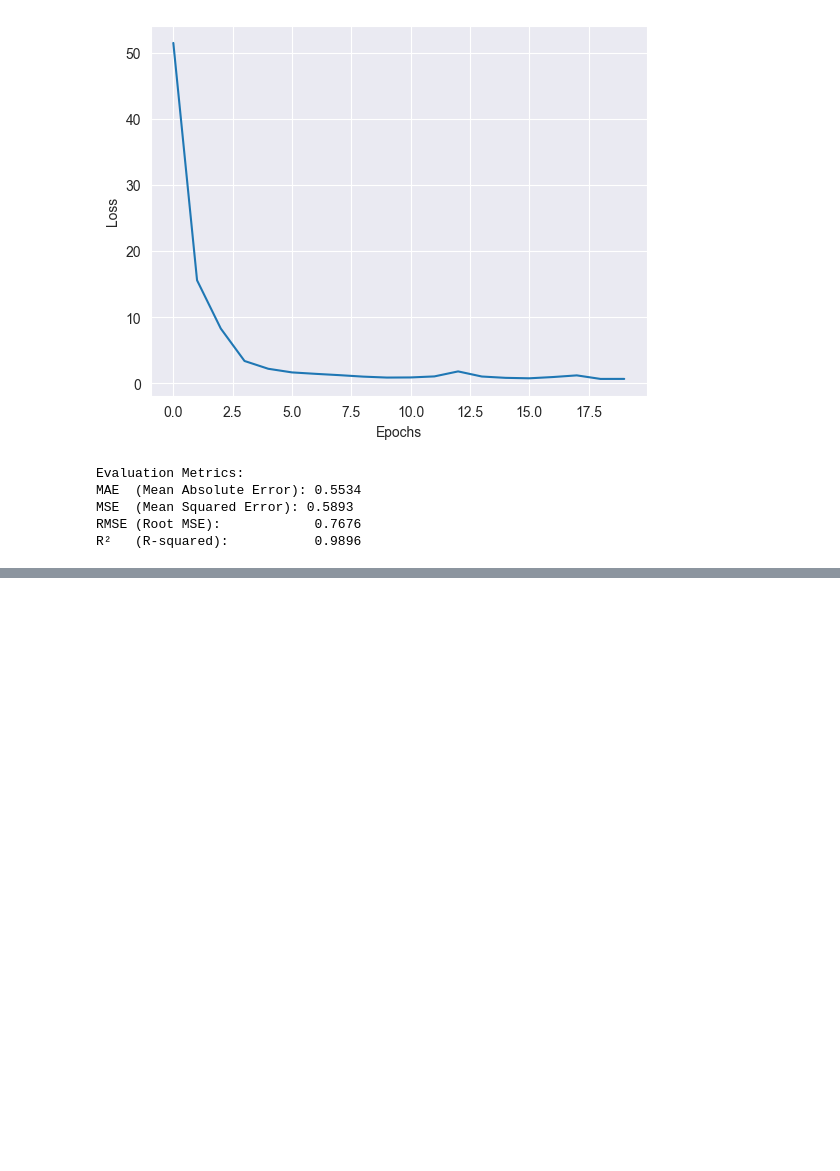
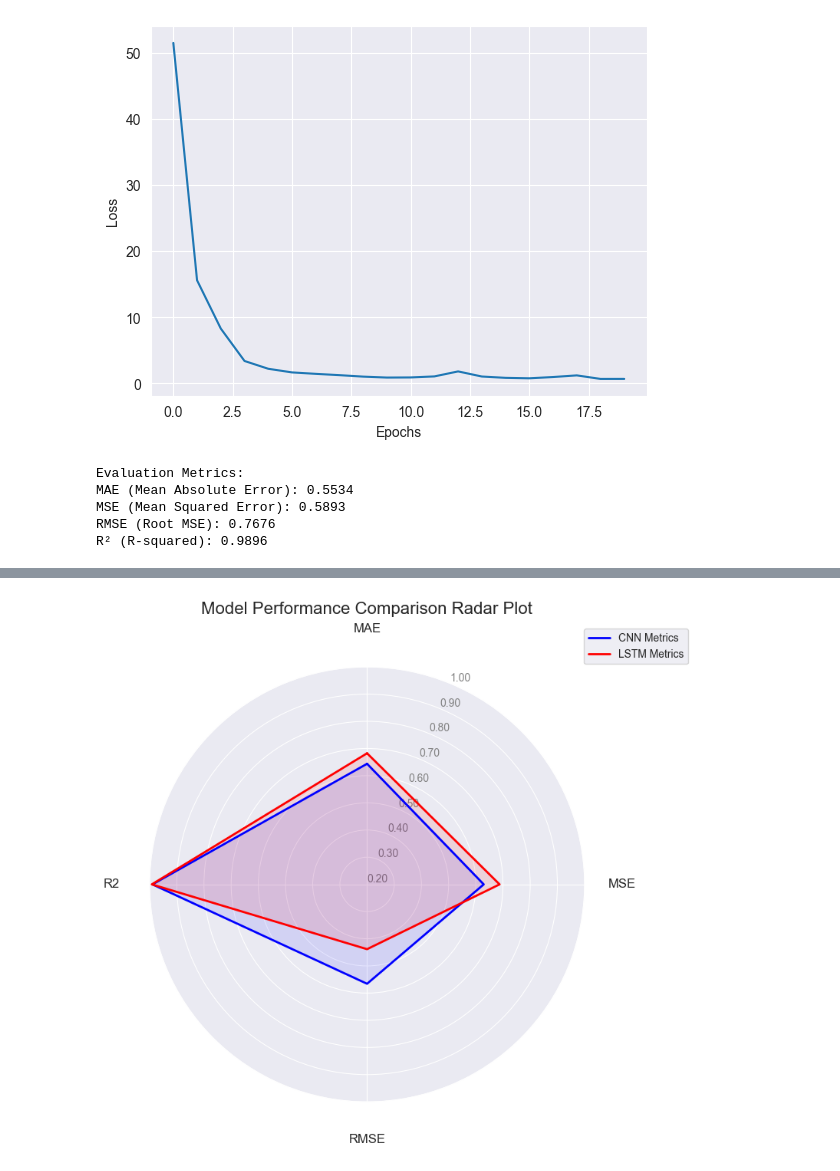
Before and after one commit to Ziyankhan2106/DL, a Jupyter notebook: ev.ipynb, the cells around one changed output, grey strips where cells are left out. Saved outputs shown, nothing was run; the diff lists cells and outputs as text; code cells hidden in the pictures; blank space fills up the shorter version.

```diff
--- a/ev.ipynb
+++ b/ev.ipynb
@@ -247,0 +468,65 @@ R²   (R-squared):           0.9896
+# %%
+categories = ['MAE','MSE','RMSE','R2']
+num_vars = len(categories)
+
+cnn_mae_score = 1 / (1 + cnn_mae)
+cnn_mse_score = 1 / (1 + cnn_mse)
+cnn_rmse_score = 1 / (1 + cnn_rmse)
+
+lstm_mae_score = 1 / (1 + lstm_mae)
+lstm_mse_score = 1 / (1 + lstm_mse)
+lstm_rmse_score = 1 / (1 + lstm_rmse)
+
+values_cnn = [cnn_mae_score, cnn_mse_score, cnn_rmse_score, cnn_r2]
+values_lstm = [lstm_mae_score, lstm_mse_score, lstm_rmse_score, lstm_r2]
+# values_gru = [acc_gru, f1_gru, pre_gru, rec_gru]
+
+values_cnn = values_cnn + [values_cnn[0]]
+values_lstm = values_lstm + [values_lstm[0]]
+# values_gru = values_gru + [values_gru[0]]
+
+angles = np.linspace(0, 2 * np.pi, num_vars, endpoint=False).tolist()
+angles = angles + [angles[0]]
+
+fig, ax = plt.subplots(figsize=(8, 8), subplot_kw=dict(polar=True))
+
+ax.plot(angles, values_cnn, linewidth=2, linestyle='solid', color='blue', label='CNN Metrics')
+ax.fill(angles, values_cnn, 'blue', alpha=0.1)
+
+ax.plot(angles, values_lstm, linewidth=2, linestyle='solid', color='red', label='LSTM Metrics')
+ax.fill(angles, values_lstm, 'red', alpha=0.1)
+
+# ax.plot(angles, values_gru, linewidth=2, linestyle='solid', color='green', label='GRU Metrics')
+# ax.fill(angles, values_gru, 'green', alpha=0.1)
+
+
+ax.set_theta_offset(np.pi / 2)
+ax.set_theta_direction(-1)
+
+ax.set_xticks(angles[:-1])
+ax.set_xticklabels(categories, fontsize=12)
+ax.tick_params(axis='x', pad=25)
+
+max_val = 1.0
+min_val = 0.2
+
+radial_tick_positions = np.arange(min_val, max_val + 0.1, 0.1)
+radial_tick_labels = [f'{y:.2f}' for y in radial_tick_positions]
+
+ax.set_ylim(min_val, max_val)
+ax.set_yticks(radial_tick_positions)
+ax.set_yticklabels(radial_tick_labels, color='grey', size=10)
+
+ax.set_title('Model Performance Comparison Radar Plot', va='bottom', fontsize=16)
+
+ax.grid(True)
+
+ax.legend(loc='upper right', bbox_to_anchor=(1.25, 1.1))
+
+plt.tight_layout()
+
+# plt.savefig('graphs/metrics_radar.png')
+
+plt.show()
+# %% [output]
+[figure, added]
```
Also changed, not shown: parts of 16 cells of this notebook.
